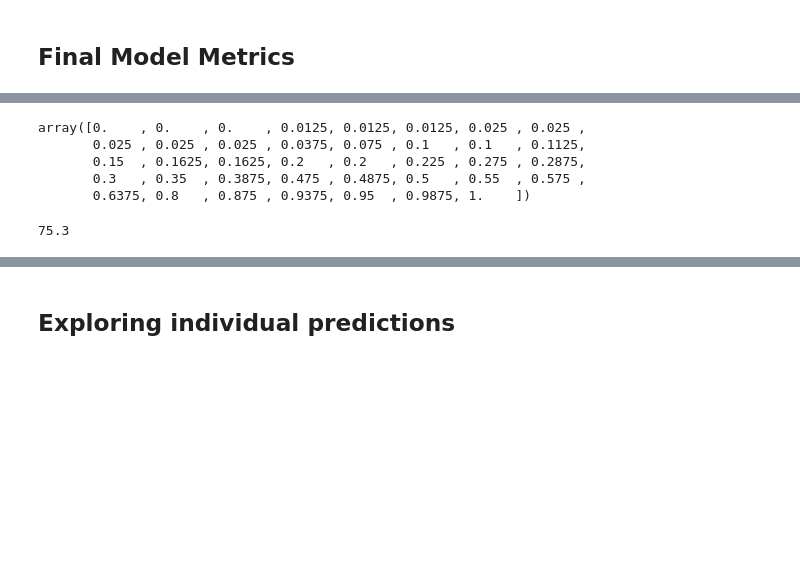
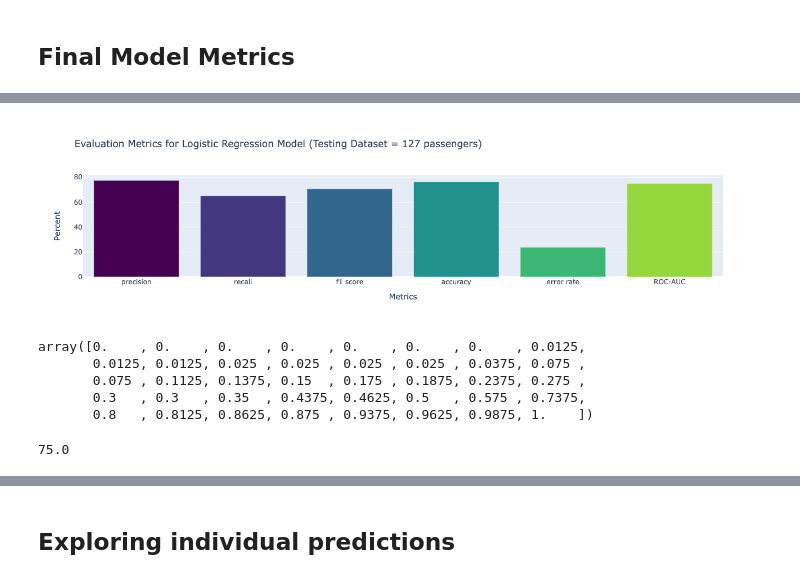
Before and after one commit to plotly-dash-apps/505-titanic-survival-classifier, a Jupyter notebook: titanic-eda.ipynb, the cells around one changed output, grey strips where cells are left out. Saved outputs shown, nothing was run; the diff lists cells and outputs as text; code cells hidden in the pictures; blank space fills up the shorter version.

```diff
--- a/titanic-eda.ipynb
+++ b/titanic-eda.ipynb
@@ -536,17 +593,35 @@ fig
+# %%
+# Convert that into a visualization.
+mydata = [go.Bar(
+    x=list(evals.keys()),
+    y=list(evals.values()),
+    marker=dict(color=Viridis[::12])
+)]
+
+mylayout = go.Layout(
+    title='Evaluation Metrics for Logistic Regression Model (Testing Dataset = 127 passengers)',
+    xaxis = {'title': 'Metrics'},
+    yaxis = {'title': 'Percent'},
+
+)
+fig = go.Figure(data=mydata, layout=mylayout)
+fig
+# %% [output]
+[figure, added]
 # %%
-FPR, TPR, _ = roc_curve(y_test, probabilities_rf)
+FPR, TPR, _ = roc_curve(y_test, probabilities)
 FPR
 # %% [output]
-array([0.    , 0.    , 0.    , 0.0125, 0.0125, 0.0125, 0.025 , 0.025 ,
-       0.025 , 0.025 , 0.025 , 0.0375, 0.075 , 0.1   , 0.1   , 0.1125,
-       0.15  , 0.1625, 0.1625, 0.2   , 0.2   , 0.225 , 0.275 , 0.2875,
-       0.3   , 0.35  , 0.3875, 0.475 , 0.4875, 0.5   , 0.55  , 0.575 ,
-       0.6375, 0.8   , 0.875 , 0.9375, 0.95  , 0.9875, 1.    ])
+array([0.    , 0.    , 0.    , 0.    , 0.    , 0.    , 0.    , 0.0125,
+       0.0125, 0.0125, 0.025 , 0.025 , 0.025 , 0.025 , 0.0375, 0.075 ,
+       0.075 , 0.1125, 0.1375, 0.15  , 0.175 , 0.1875, 0.2375, 0.275 ,
+       0.3   , 0.3   , 0.35  , 0.4375, 0.4625, 0.5   , 0.575 , 0.7375,
+       0.8   , 0.8125, 0.8625, 0.875 , 0.9375, 0.9625, 0.9875, 1.    ])
 # %%
-roc_score=round(100*roc_auc_score(y_test, predictions_rf),1)
+roc_score=round(100*roc_auc_score(y_test, predictions),1)
 roc_score
 # %% [output]
-75.3
+75.0
 # %%
 roc_dict={'FPR':list(FPR),
           'TPR':list(TPR),
```
Also changed, not shown: parts of 55 cells of this notebook, 12 other files.
